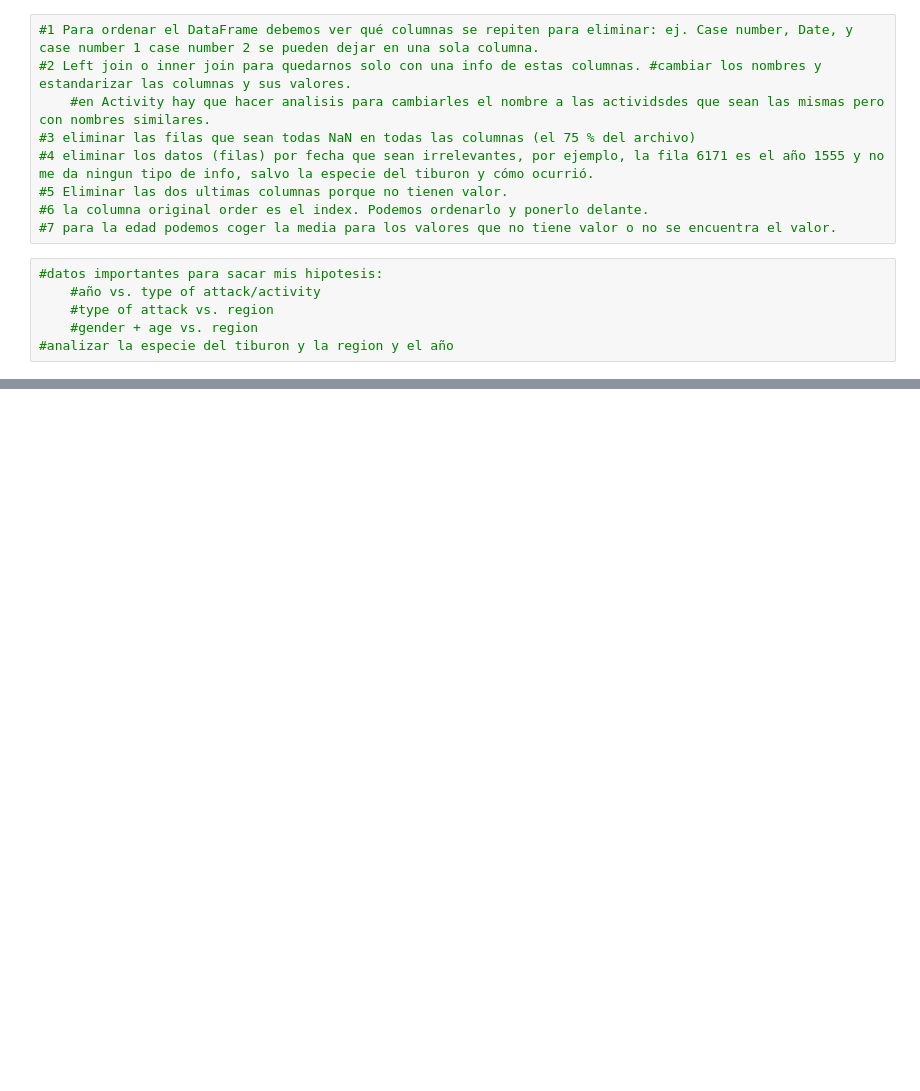
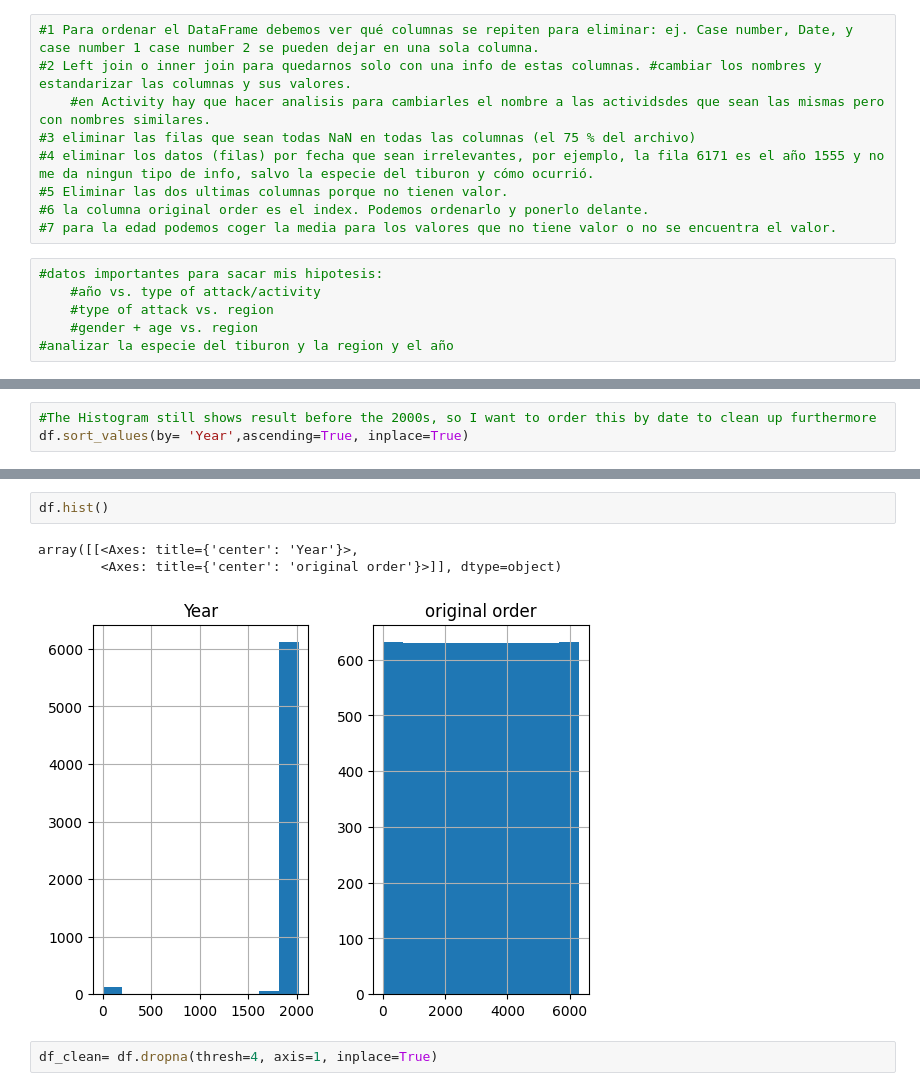
Before and after one commit to inesmarina8/proyect1_shark_attack, a Jupyter notebook: Shark_attacks_inesmarina.ipynb, the cells around one changed output, grey strips where cells are left out. Cells and saved outputs as stored; diff of their text form; blank space fills up the shorter version.

Commit message:
Changes and cleanup

```diff
--- a/Shark_attacks_inesmarina.ipynb
+++ b/Shark_attacks_inesmarina.ipynb
@@ -71,0 +200,3 @@ df.sample(10)
+# %%
+#The Histogram still shows result before the 2000s, so I want to order this by date to clean up furthermore
+df.sort_values(by= 'Year',ascending=True, inplace=True)
@@ -71,0 +241,8 @@ df.sample(10)
+# %%
+df.hist()
+# %% [output]
+array([[<Axes: title={'center': 'Year'}>,
+        <Axes: title={'center': 'original order'}>]], dtype=object)
+[figure, added]
+# %%
+df_clean= df.dropna(thresh=4, axis=1, inplace=True)
```
Also changed, not shown: parts of 74 cells of this notebook.
